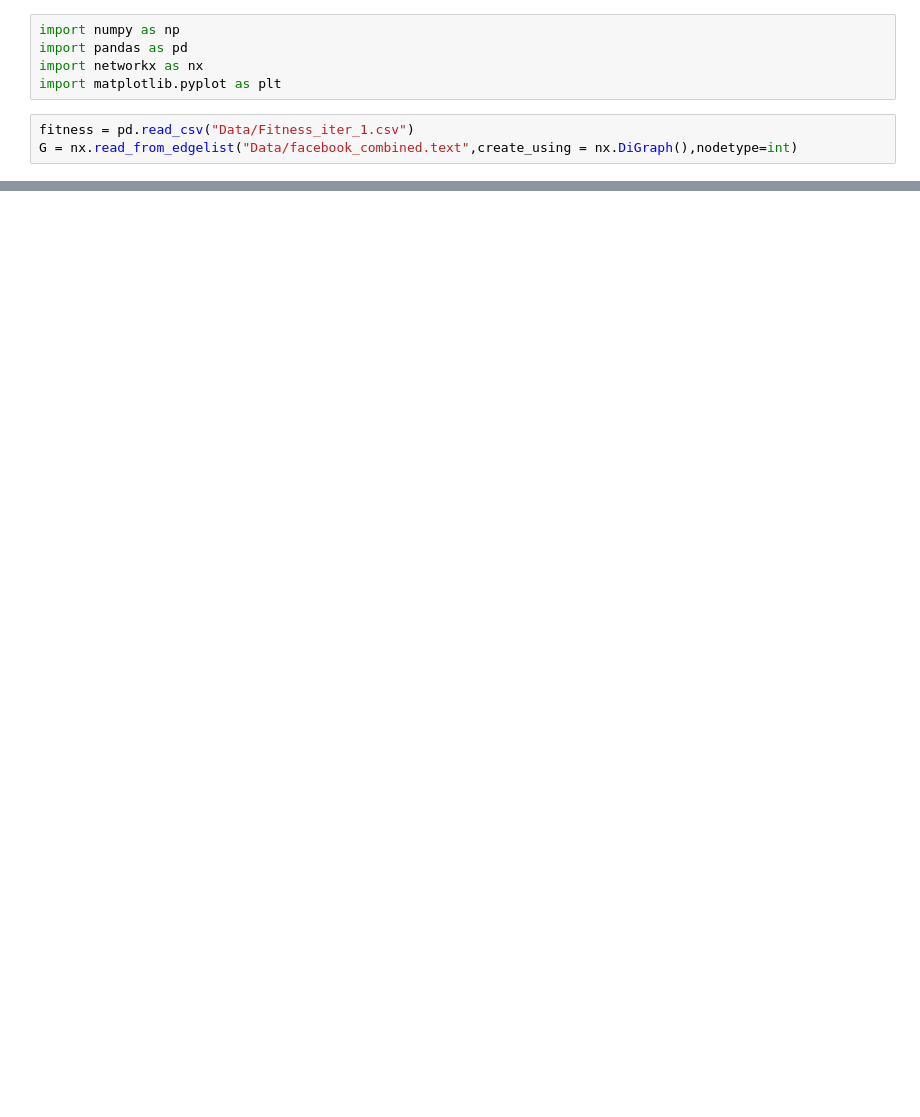
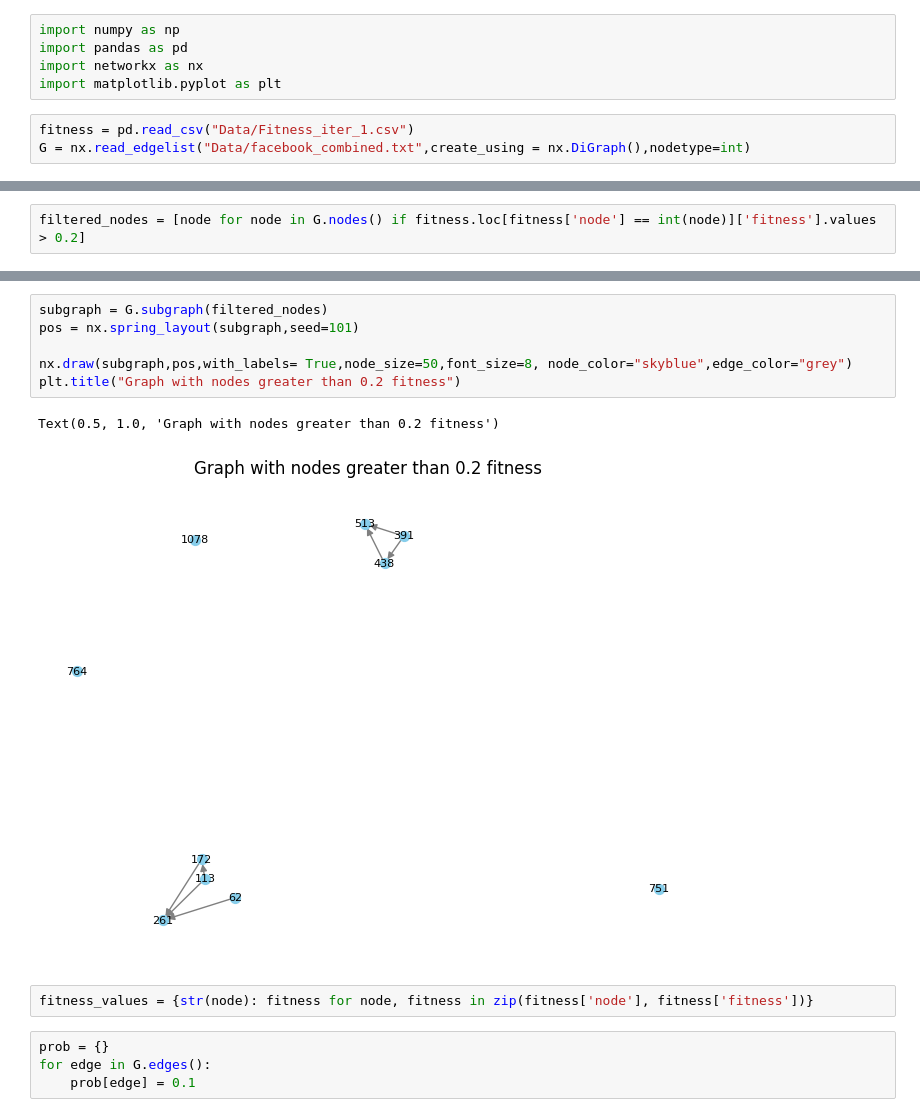
Before and after one commit to Da4kek/Social-Network, a Jupyter notebook: Message_prop.ipynb, the cells around one changed output, grey strips where cells are left out. Saved outputs shown, nothing was run; the diff lists cells and outputs as text; blank space fills up the shorter version.

```diff
--- a/Message_prop.ipynb
+++ b/Message_prop.ipynb
@@ -5,4 +5,4 @@ import networkx as nx
 import matplotlib.pyplot as plt
 # %%
 fitness = pd.read_csv("Data/Fitness_iter_1.csv")
-G = nx.read_from_edgelist("Data/facebook_combined.text",create_using = nx.DiGraph(),nodetype=int)
+G = nx.read_edgelist("Data/facebook_combined.txt",create_using = nx.DiGraph(),nodetype=int)
@@ -10,0 +9,2 @@ FileNotFoundError: [Errno 2] No such file or directory: 'Data/Fitness_iter_1.csv
+# %%
+filtered_nodes = [node for node in G.nodes() if fitness.loc[fitness['node'] == int(node)]['fitness'].values > 0.2]
@@ -10,0 +32,15 @@ FileNotFoundError: [Errno 2] No such file or directory: 'Data/Fitness_iter_1.csv
+# %%
+subgraph = G.subgraph(filtered_nodes)
+pos = nx.spring_layout(subgraph,seed=101)
+
+nx.draw(subgraph,pos,with_labels= True,node_size=50,font_size=8, node_color="skyblue",edge_color="grey")
+plt.title("Graph with nodes greater than 0.2 fitness")
+# %% [output]
+Text(0.5, 1.0, 'Graph with nodes greater than 0.2 fitness')
+[figure, added]
+# %%
+fitness_values = {str(node): fitness for node, fitness in zip(fitness['node'], fitness['fitness'])}
+# %%
+prob = {}
+for edge in G.edges():
+    prob[edge] = 0.1
```
Also changed, not shown: parts of 6 cells of this notebook, 1 other file.
